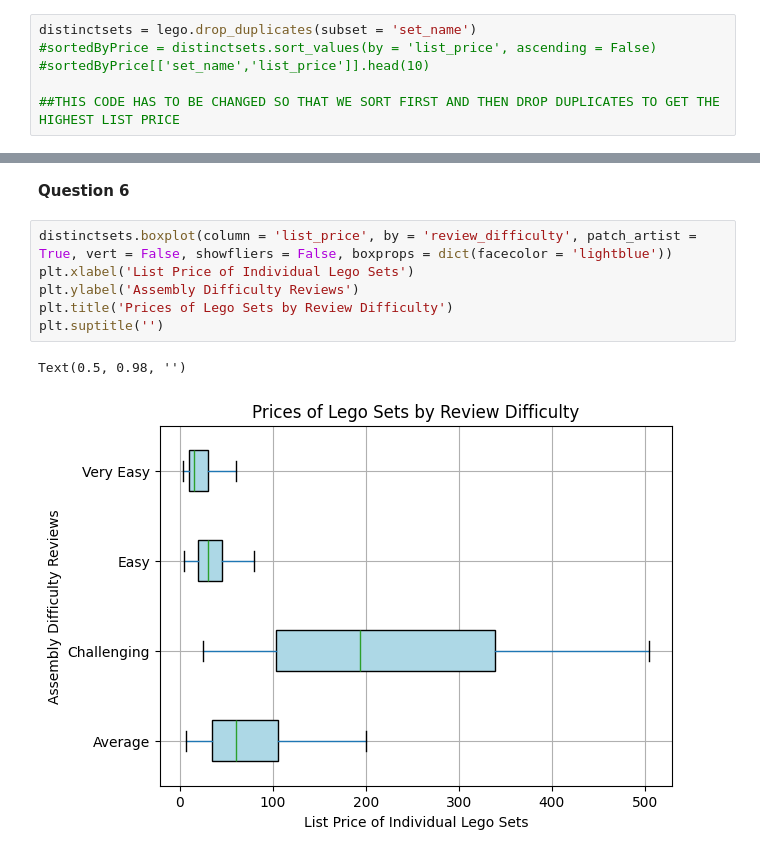
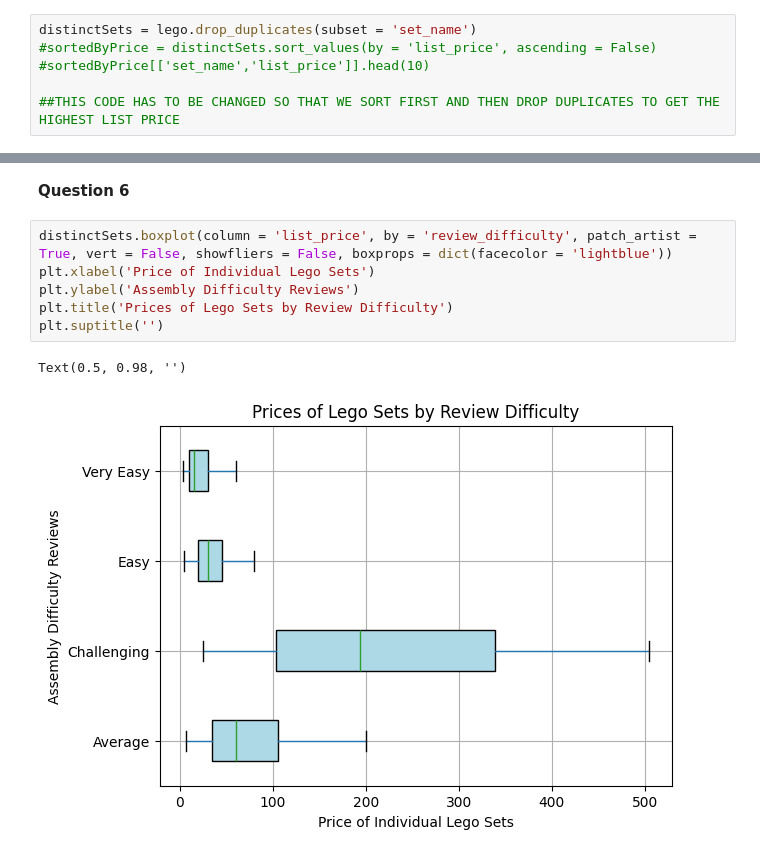
Before and after one commit to dfr5407/DS220, a Jupyter notebook: Project2/pyLegoSetDataset.ipynb, the cells around one changed output, grey strips where cells are left out. Saved outputs shown, nothing was run; the diff lists cells and outputs as text.

```diff
--- a/Project2/pyLegoSetDataset.ipynb
+++ b/Project2/pyLegoSetDataset.ipynb
@@ -91,8 +91,8 @@ print(lego["country"].unique())
 # %% [markdown]
 The code shows distinct set names in the dataset.
 # %%
-distinctsets = lego.drop_duplicates(subset = 'set_name')
-#sortedByPrice = distinctsets.sort_values(by = 'list_price', ascending = False)
+distinctSets = lego.drop_duplicates(subset = 'set_name')
+#sortedByPrice = distinctSets.sort_values(by = 'list_price', ascending = False)
 #sortedByPrice[['set_name','list_price']].head(10)
 
 ##THIS CODE HAS TO BE CHANGED SO THAT WE SORT FIRST AND THEN DROP DUPLICATES TO GET THE HIGHEST LIST PRICE
@@ -209,14 +193,14 @@ y = 7.5x + 4.588
 # %% [markdown]
 **Question 6**
 # %%
-distinctsets.boxplot(column = 'list_price', by = 'review_difficulty', patch_artist = True, vert = False, showfliers = False, boxprops = dict(facecolor = 'lightblue'))
-plt.xlabel('List Price of Individual Lego Sets')
+distinctSets.boxplot(column = 'list_price', by = 'review_difficulty', patch_artist = True, vert = False, showfliers = False, boxprops = dict(facecolor = 'lightblue'))
+plt.xlabel('Price of Individual Lego Sets')
 plt.ylabel('Assembly Difficulty Reviews')
 plt.title('Prices of Lego Sets by Review Difficulty')
 plt.suptitle('')
 # %% [output]
 Text(0.5, 0.98, '')
-[figure, old version]
+[figure, new version]
 # %%
 #Question 7
 
```
Also changed, not shown: parts of 8 cells of this notebook.
